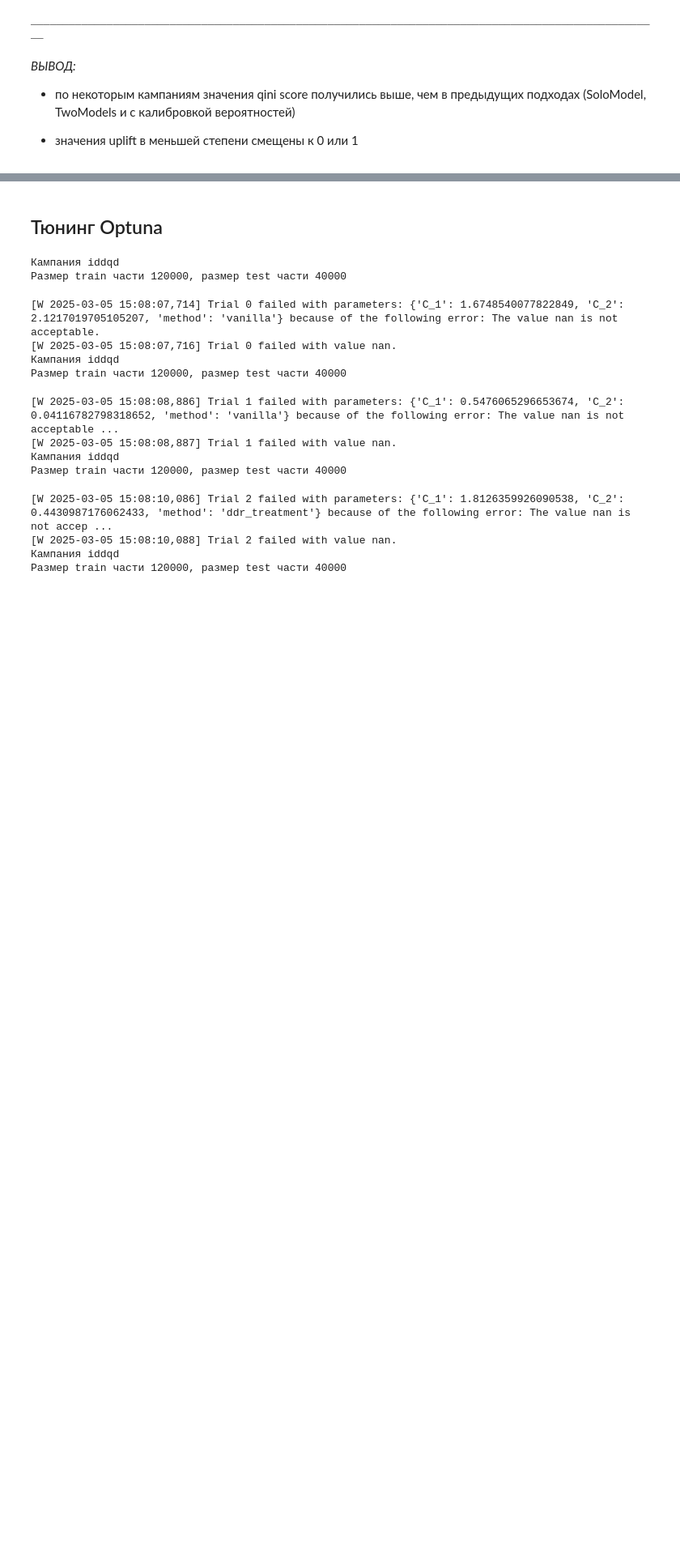
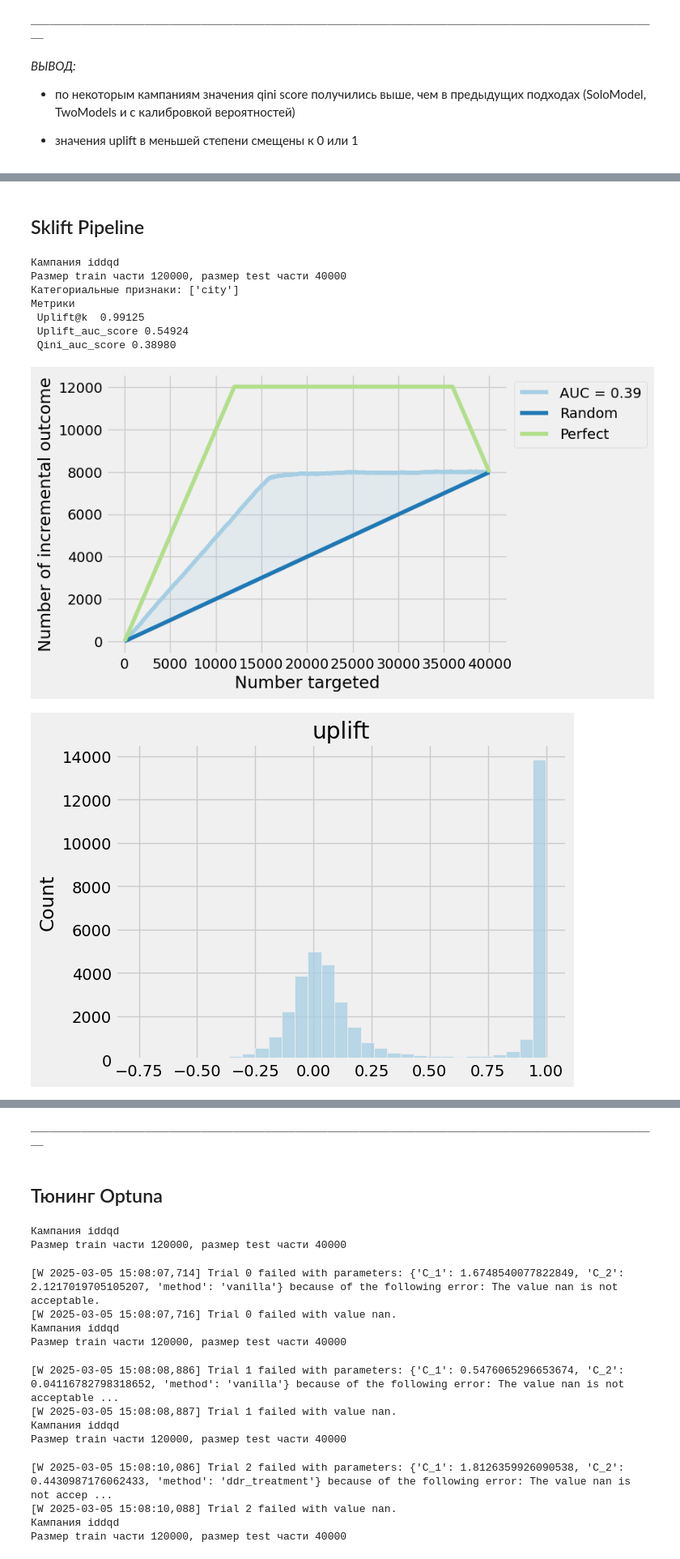
Before and after one commit to InnaBoby/ML_HSE, a Jupyter notebook: HW_6/AI_HW6_uplift.ipynb, the cells around one changed output, grey strips where cells are left out. Shown at 81% size. Saved outputs shown, nothing was run; the diff lists cells and outputs as text; code cells hidden in the pictures; blank space fills up the shorter version.

```diff
--- a/HW_6/AI_HW6_uplift.ipynb
+++ b/HW_6/AI_HW6_uplift.ipynb
@@ -1148,0 +1222,78 @@ ________________________________________________________________________________
+# %% [markdown]
+## Sklift Pipeline
+# %%
+#п.6 Использованы пайплайны в Sklift
+
+from sklearn.pipeline import Pipeline
+from category_encoders import CatBoostEncoder
+
+for df in [iddqd_df, iddt_df, idkfa_df]:
+
+    campaing_name = str(df['campaing_id'].unique()[0])
+    print(f'Кампания {campaing_name}')
+
+    #удалим признаки, которые не можем использовать, согласно EDA
+    if campaing_name == 'idkfa':
+        df = df.drop(columns=['x5'])
+
+    df=df.reset_index()
+    X=df.drop(columns=['index', 'campaing_id', 't_flag', 'delivery_date', 'contract_date', 'target', 'report_dt_x', 'age'])
+    y=df['target']
+    treatment=df['t_flag'].astype(int)
+
+    #в целях корректной стратификации, чтобы учесть и таргет и флаг, создадим список пар флаг-таргет
+    stratification_item=pd.Series(list( zip( list( map( int, treatment ) ), list( map( int, y ) ) ) ))
+    X_train, X_test, y_train, y_test, treatment_train, treatment_test = train_test_split(X, y, treatment,
+                                                    test_size=0.25,
+                                                    random_state=RANDOM_STATE,
+                                                    stratify=stratification_item)
+    print (f'Размер train части {X_train.shape[0]}, размер test части {X_test.shape[0]}')
+
+    cat_cols = X_train.select_dtypes(include='object').columns.tolist()
+    print(f'Категориальные признаки: {cat_cols}')
+
+    encoder= CatBoostEncoder(cols=cat_cols)
+    estimator= CatBoostClassifier(verbose=0, random_seed=RANDOM_STATE, thread_count=-1)
+    ct = ClassTransformation(estimator=estimator)
+
+    my_pipeline = Pipeline([
+                            ('encoder', encoder),
+                            ('model', ct)
+                        ])
+    my_pipeline = my_pipeline.fit(
+                                    X=X_train,
+                                    y=y_train,
+                                    model__treatment=treatment_train
+                                )
+    uplift_pipe = my_pipeline.predict(X_test)
+
+    #расчет метрик
+    print('Метрики')
+    print(f' Uplift@k  {uplift_at_k(y_true=y_test, uplift=uplift_pipe, treatment=treatment_test, strategy="by_group", k=0.2) :.5f}')
+    print(f' Uplift_auc_score {uplift_auc_score(y_true=y_test, uplift=uplift_pipe, treatment=treatment_test) :.5f}')
+    print(f' Qini_auc_score {qini_auc_score(y_true=y_test, uplift=uplift_pipe, treatment=treatment_test) :.5f}')
+
+    #отрисовка Qini curve
+    plot_qini_curve(y_true=y_test,
+                  uplift=uplift_pipe,
+                  treatment=treatment_test)
+    plt.show()
+
+    #отрисовка плотности распределения uplift
+    uplift_pd = pd.DataFrame(data = uplift_pipe, columns=['uplift'])
+    uplift_pd = uplift_pd.sort_values(by='uplift', ascending=False)
+    sns.histplot(data = uplift_pd, x=uplift_pipe).set_title('uplift')
+    plt.show()
+
+    print('_'*100)
+    print()
+# %% [output]
+Кампания iddqd
+Размер train части 120000, размер test части 40000
+Категориальные признаки: ['city']
+Метрики
+ Uplift@k  0.99125
+ Uplift_auc_score 0.54924
+ Qini_auc_score 0.38980
+[figure, added]
+[figure, added]
@@ -1149,3 +1322,4 @@ ________________________________________________________________________________
+____________________________________________________________________________________________________
 # %% [markdown]
 ## Тюнинг Optuna
 # %%
```
Also changed, not shown: parts of 12 cells of this notebook.
